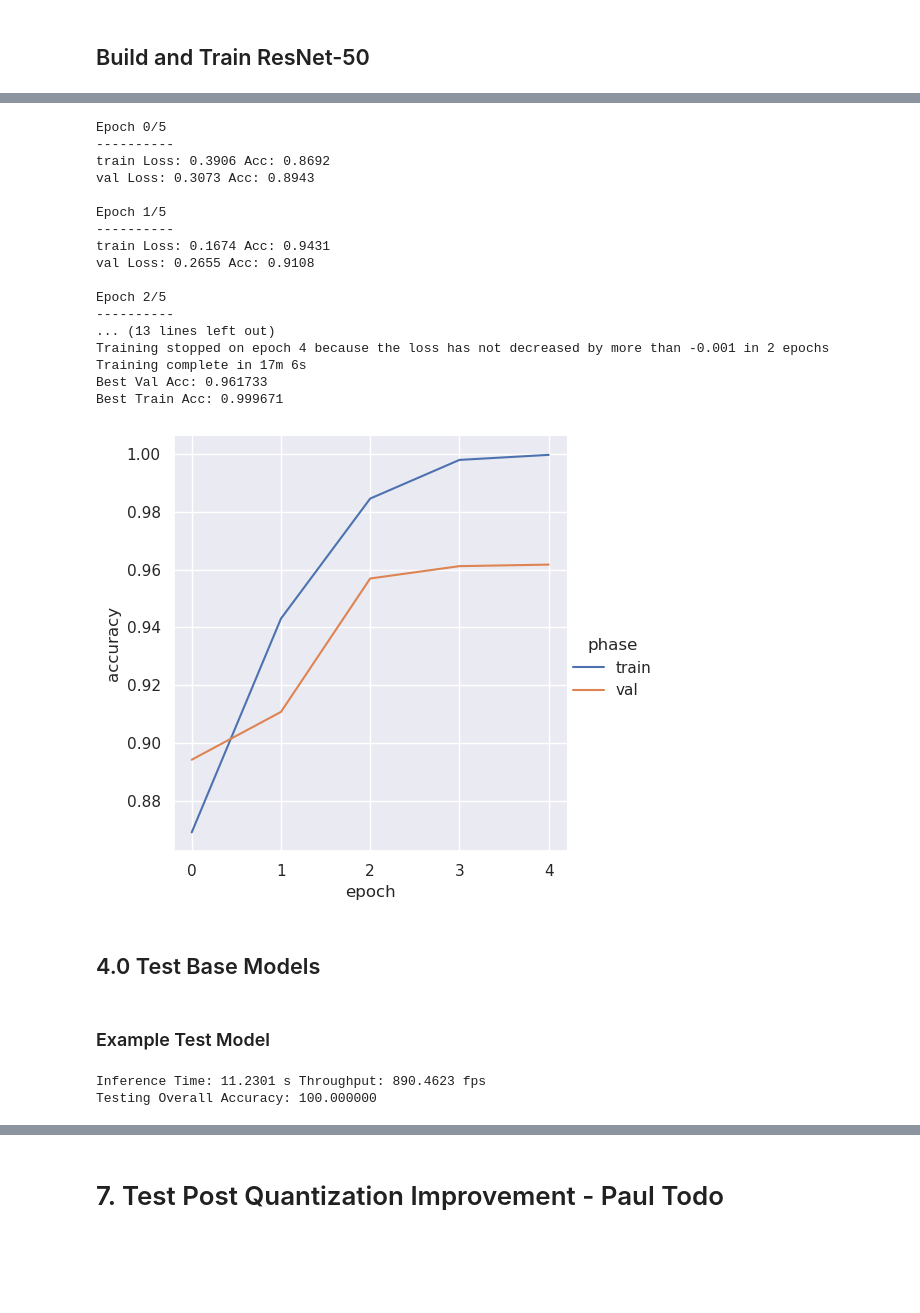
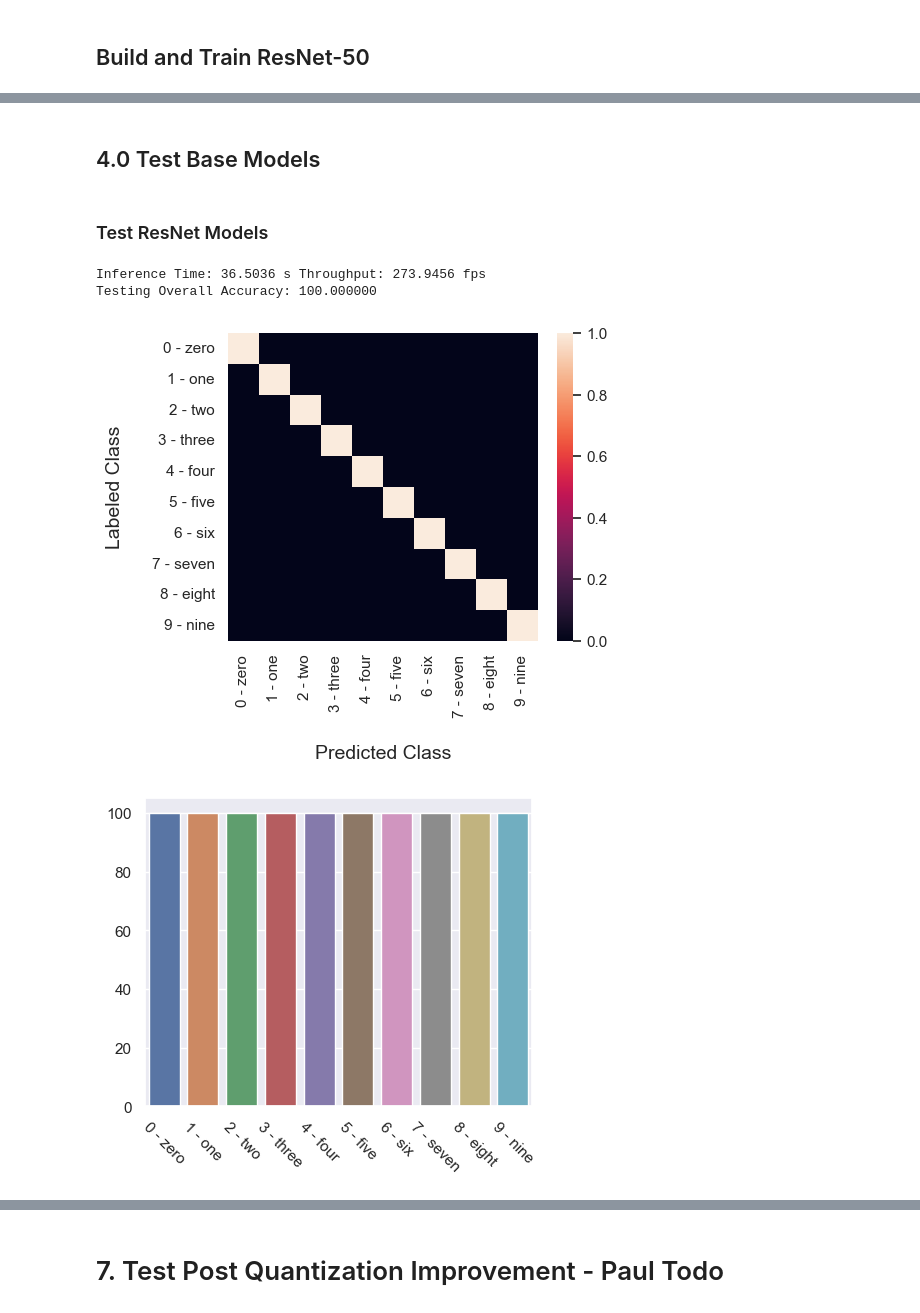
Before and after one commit to paulmjojy/DeepLearningFinalProj, a Jupyter notebook: Final.ipynb, the cells around one changed output, grey strips where cells are left out. Drawn from its saved outputs; the diff is of its cells as text; code cells hidden in the pictures; blank space fills up the shorter version.

```diff
--- a/Final.ipynb
+++ b/Final.ipynb
@@ -47,9 +47,9 @@ sns.set(rc={'figure.figsize':(5,4)})
 plt.ion()
 
 #Set cuda device
-device = torch.device('cuda:0' if torch.cuda.is_available() else 'cpu')
+DEVICE = torch.device('cuda:0' if torch.cuda.is_available() else 'cpu')
 #device = 'cpu' #Uncomment this line if you prefer cpu
-print("Device:", device)
+print("Device:", DEVICE)
 
 #This may help clear issues, uncomment as needed
 torch.cuda.empty_cache()
@@ -288,7 +288,7 @@ class EarlyStopper:
 def train_model(model, modelDict, dataloaders, num_epochs, noisy=True, epochPatience=2, minDelta=-.001, is_inception=False):
     #get model, criterion, optimizer, scheduler from dictionary
     since = time.time()
-    model = model.to(device)
+    model = model.to(DEVICE)
     criterion = modelDict['criterion']
     optimizer = modelDict['optimizer']
     scheduler = modelDict['scheduler']
@@ -320,8 +320,8 @@ def train_model(model, modelDict, dataloaders, num_epochs, noisy=True, epochPati
 
             # Iterate over data.
             for inputs, labels in dataloaders[phase]:
-                inputs = inputs.to(device)
-                labels = labels.to(device)
+                inputs = inputs.to(DEVICE)
+                labels = labels.to(DEVICE)
 
                 #Zero the parameter gradients
                 optimizer.zero_grad()
@@ -558,34 +463,15 @@ else:
     resNet_cifar, metrics_resNet_cifar = train_model(resNet_cifar, resNet_cifar_dict, dataloaders_cifar, EPOCHS)
     sns.relplot(data=metrics_resNet_cifar, kind="line", x="epoch", y="accuracy", hue="phase",)
     torch.save(resNet_cifar.state_dict(), modelpath)
-# %% [output]
-Epoch 0/5
-----------
-train Loss: 0.3906 Acc: 0.8692
-val Loss: 0.3073 Acc: 0.8943
-
-Epoch 1/5
-----------
-train Loss: 0.1674 Acc: 0.9431
-val Loss: 0.2655 Acc: 0.9108
-
-Epoch 2/5
-----------
-... (13 lines left out)
-Training stopped on epoch 4 because the loss has not decreased by more than -0.001 in 2 epochs
-Training complete in 17m 6s
-Best Val Acc: 0.961733
-Best Train Acc: 0.999671
-[figure, removed]
 # %% [markdown]
 ## 4.0 Test Base Models
 # %%
-def test_model(model, classes, test_loader):
+def test_model(model, classes, test_loader, test_device=DEVICE):
     torch.cuda.empty_cache()
     #Prepare to count predictions for each class
     correct_pred = {classname: 0 for classname in classes}
     total_pred = {classname: 0 for classname in classes}
-    model = model.to(device)
+    model = model.to(test_device)
 
     #Store additional prediction info for CF and graphs
     allLabels = []
@@ -594,8 +480,8 @@ def test_model(model, classes, test_loader):
     toc = time.time()
     with torch.no_grad():
         for images, labels in test_loader:
-            images = images.to(device)
-            labels = labels.to(device)
+            images = images.to(test_device)
+            labels = labels.to(test_device)
             outputs = model(images)
             _, predictions = torch.max(outputs, 1)
     tic = time.time()
@@ -641,9 +527,12 @@ def show_test_results(allLabels, allPrediction, testAccuracies, labelNames, cf=T
         plot.set_xticklabels(labels=labelNames, rotation=-45)
         plt.show()
 # %% [markdown]
-### Example Test Model
+### Test ResNet Models
 # %%
 allLabels, allPrediction, testAccuracies = test_model(resNet_mnist, classesNumericMnist, dataloaders_mnist['test'])
+show_test_results(allLabels, allPrediction, testAccuracies, classesMnist, True, True)
 # %% [output]
-Inference Time: 11.2301 s Throughput: 890.4623 fps
+Inference Time: 36.5036 s Throughput: 273.9456 fps
 Testing Overall Accuracy: 100.000000
+[figure, added]
+[figure, added]
```
Also changed, not shown: parts of 35 cells of this notebook.
